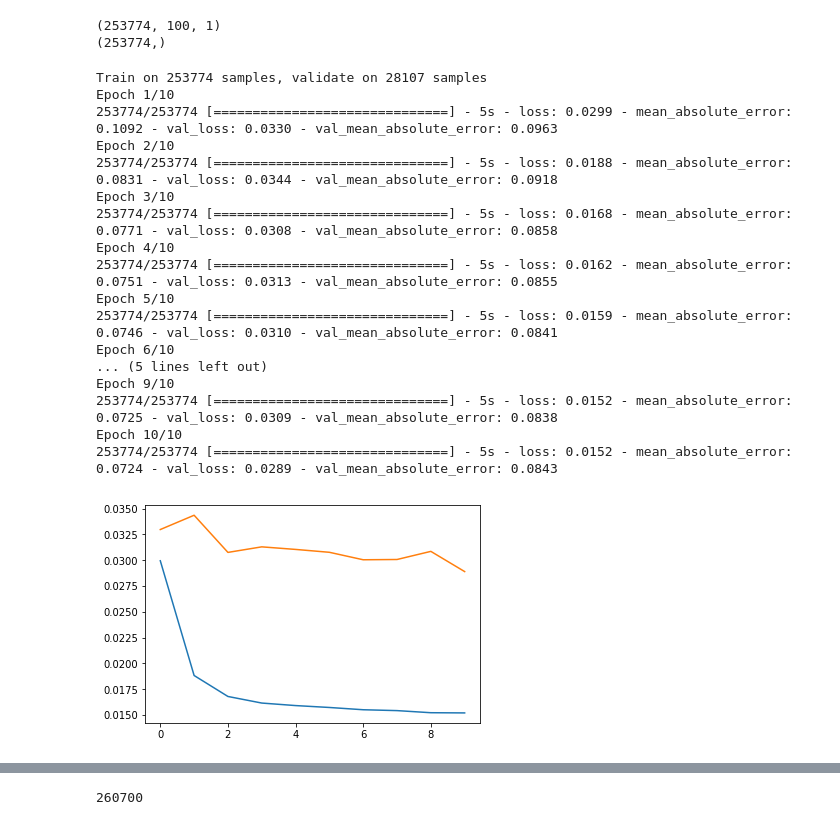
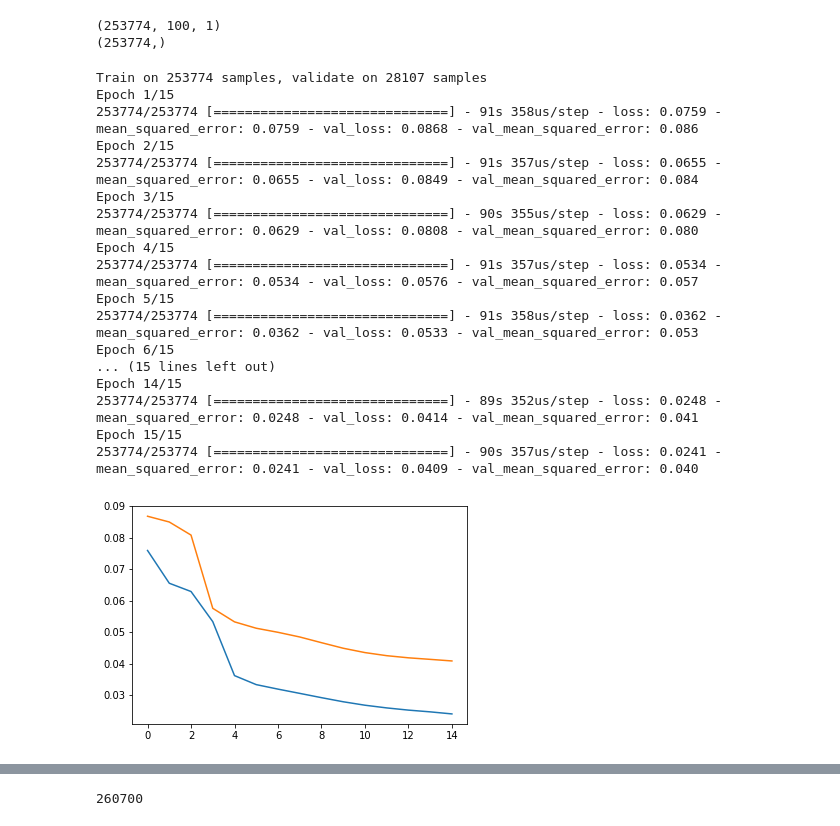
Before and after one commit to clkruse/OldFaithful, a Jupyter notebook: oldFaithfulTemp.ipynb, the cells around one changed output, grey strips where cells are left out. Saved outputs shown, nothing was run; the diff lists cells and outputs as text; code cells hidden in the pictures.

Commit message:
Update model to support lstm and add python script

```diff
--- a/oldFaithfulTemp.ipynb
+++ b/oldFaithfulTemp.ipynb
@@ -16,5 +14,6 @@ Using Theano backend.
 # %%
-fname = '/Users/ckruse/Documents/GitHub/OldFaithful/Old_Faithful_Logger.tsv'
+#fname = '/Users/ckruse/Documents/GitHub/OldFaithful/Old_Faithful_Logger.tsv'
+fname = '/Users/ckruse/Documents/python/OldFaithful/Old_Faithful_Logger.tsv'
 temp = genfromtxt(fname, delimiter = '	')
 time = temp[1:-1,0]
 temp = temp[1:-1,1]
@@ -133,43 +135,62 @@ model.compile(loss=keras.losses.mean_squared_error,
+# %%
+from keras.layers import Conv1D, Dense, MaxPooling1D, Flatten, LSTM, AveragePooling1D
+
+model = Sequential()
+#model.add(Conv1D(filters=8, kernel_size=4, activation='relu', input_shape=(np.shape(X)[1],np.shape(X)[2]), strides=3))
+#model.add(AveragePooling1D(pool_size=2))
+#model.add(Conv1D(filters=8, kernel_size=4, activation='relu', strides=3))
+#model.add(Flatten())
+model.add(LSTM(16, return_sequences=True, input_shape=(np.shape(X)[1],np.shape(X)[2]), activation='tanh'))
+model.add(LSTM(16, activation='tanh'))
+#model.add(Dense(8, activation='relu'))
+#model.add(Dropout(0.5))
+#model.add(Dense(8, activation='relu'))
+model.add(Dense(1, activation='linear'))
+
+
+model.compile(loss=keras.losses.mean_squared_error,
+              optimizer=keras.optimizers.sgd(),
+              metrics=['mse'])
 # %%
 from keras.models import load_model
 
-epochs = 10
+epochs = 15
 
 #model = load_model('/Users/ckruse/Documents/python/oldFaithfulTemp.h5')
 history = model.fit(X,
                     Y,
                     epochs=epochs,
                     validation_data = [X_val,Y_val],
                     verbose=1,
                     batch_size=256,
-                    shuffle=True)
+                    shuffle=False)
 
 model.save('/Users/ckruse/Documents/python/oldFaithfulTemp.h5')
 plt.plot(history.history['loss'])
 
 plt.plot(history.history['val_loss'])
 plt.show()
 
 #score = model.evaluate(data_stack, label_stack, verbose=1)
 #print('Test loss:', score[0])
 #print('Test accuracy:', score[1])
 #model.save('/Users/ckruse/Documents/python/soccer/model.h5')
 # %% [output]
 Train on 253774 samples, validate on 28107 samples
-Epoch 1/10
-253774/253774 [==============================] - 5s - loss: 0.0299 - mean_absolute_error: 0.1092 - val_loss: 0.0330 - val_mean_absolute_error: 0.0963
-Epoch 2/10
-253774/253774 [==============================] - 5s - loss: 0.0188 - mean_absolute_error: 0.0831 - val_loss: 0.0344 - val_mean_absolute_error: 0.0918
-Epoch 3/10
-253774/253774 [==============================] - 5s - loss: 0.0168 - mean_absolute_error: 0.0771 - val_loss: 0.0308 - val_mean_absolute_error: 0.0858
-Epoch 4/10
-253774/253774 [==============================] - 5s - loss: 0.0162 - mean_absolute_error: 0.0751 - val_loss: 0.0313 - val_mean_absolute_error: 0.0855
-Epoch 5/10
-253774/253774 [==============================] - 5s - loss: 0.0159 - mean_absolute_error: 0.0746 - val_loss: 0.0310 - val_mean_absolute_error: 0.0841
-Epoch 6/10
-... (5 lines left out)
-Epoch 9/10
-253774/253774 [==============================] - 5s - loss: 0.0152 - mean_absolute_error: 0.0725 - val_loss: 0.0309 - val_mean_absolute_error: 0.0838
-Epoch 10/10
-253774/253774 [==============================] - 5s - loss: 0.0152 - mean_absolute_error: 0.0724 - val_loss: 0.0289 - val_mean_absolute_error: 0.0843
+Epoch 1/15
+253774/253774 [==============================] - 91s 358us/step - loss: 0.0759 - mean_squared_error: 0.0759 - val_loss: 0.0868 - val_mean_squared_error: 0.086
+Epoch 2/15
+253774/253774 [==============================] - 91s 357us/step - loss: 0.0655 - mean_squared_error: 0.0655 - val_loss: 0.0849 - val_mean_squared_error: 0.084
+Epoch 3/15
+253774/253774 [==============================] - 90s 355us/step - loss: 0.0629 - mean_squared_error: 0.0629 - val_loss: 0.0808 - val_mean_squared_error: 0.080
+Epoch 4/15
+253774/253774 [==============================] - 91s 357us/step - loss: 0.0534 - mean_squared_error: 0.0534 - val_loss: 0.0576 - val_mean_squared_error: 0.057
+Epoch 5/15
+253774/253774 [==============================] - 91s 358us/step - loss: 0.0362 - mean_squared_error: 0.0362 - val_loss: 0.0533 - val_mean_squared_error: 0.053
+Epoch 6/15
+... (15 lines left out)
+Epoch 14/15
+253774/253774 [==============================] - 89s 352us/step - loss: 0.0248 - mean_squared_error: 0.0248 - val_loss: 0.0414 - val_mean_squared_error: 0.041
+Epoch 15/15
+253774/253774 [==============================] - 90s 357us/step - loss: 0.0241 - mean_squared_error: 0.0241 - val_loss: 0.0409 - val_mean_squared_error: 0.040
-[figure, old version]
+[figure, new version]
```
Also changed, not shown: parts of 8 cells of this notebook, 1 other file.
